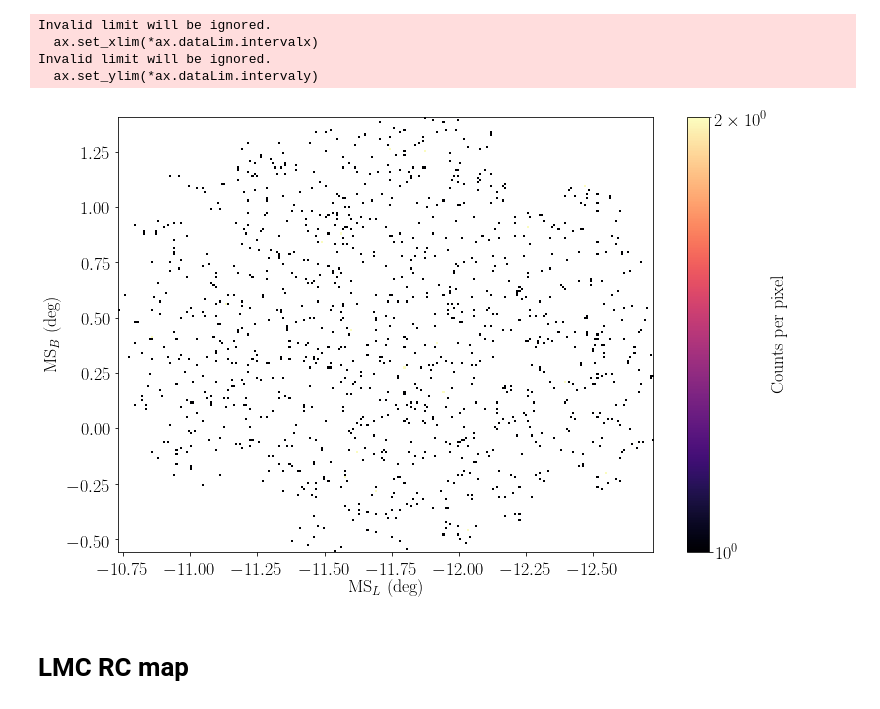
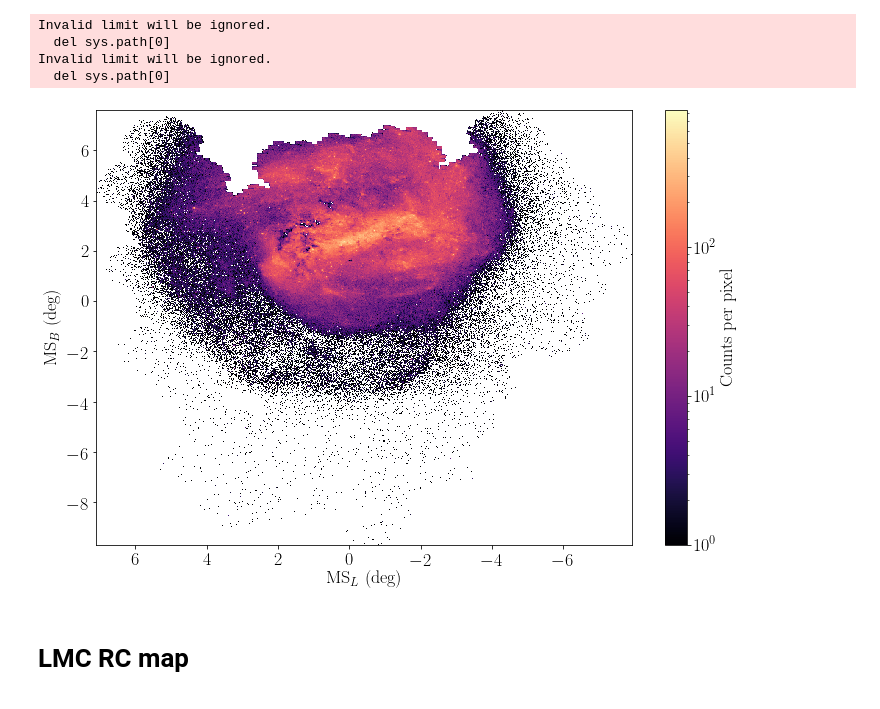
Before and after one commit to pmassana/SMASH_maps, a Jupyter notebook: SMC_map.ipynb, the cells around one changed output. Drawn from its saved outputs; the diff is of its cells as text; code cells hidden in the pictures.

```diff
--- a/SMC_map.ipynb
+++ b/SMC_map.ipynb
@@ -51,5 +74,7 @@ def phi12_rotmat(alpha,delta):
 
 
     return [phi1,phi2]
+# %%
+condition = (data['GERR'] < 0.3) & (data['IERR'] < 0.3)
 # %%
-ms_l, ms_b = phi12_rotmat(data['RA'], data['DEC'])
+ms_l, ms_b = phi12_rotmat(data['RA'][condition], data['DEC'][condition])
@@ -61,7 +83,7 @@ EBV = 0.04
 correction_g = EBV * 3.1863
 corregtion_i = EBV * 1.5690
 correction_gi = correction_g - corregtion_i
-young_vertexs_dered = np.array([(-1,14),(-1,20),(-0.2,22.8),(-0.2,19),(-0.3,18),(-0.5,16),(-0.5,14),(-1,14)])
+young_vertexs_dered = np.array([(-1,14),(-1,20),(0,20),(-0.2,19),(-0.3,18),(-0.5,16),(-0.5,14),(-1,14)])
 young_vertexs = np.array([young_vertexs_dered.T[0]+correction_gi, young_vertexs_dered.T[1]+correction_g]).T
 young_path = Path(young_vertexs)
 old_vertexs_dered = np.array([(0.75,23),(1,20.3),(1.4,18.5),(2,17.5),(2,16.5),(0.9,18),(0.5,18),(0.5,19),(0.4,19),(0.4,20),(0.5,20),(0.5,20.5),(0.3,20.5),(0.75,23)])
@@ -74,6 +98,6 @@ msto_path = Path(msto_vertexs)
 # %%
-colours = data['G'] - data['I']
-cmd_points = np.array([colours, data['G']])
+colours = data['G'][condition] - data['I'][condition]
+cmd_points = np.array([colours, data['G'][condition]])
 young_mask = young_path.contains_points(cmd_points.T)
 old_mask = old_path.contains_points(cmd_points.T)
 msto_mask = msto_path.contains_points(cmd_points.T)
@@ -95,15 +119,15 @@ def density_plot_creation(x, y, fig_name, resolution):
     fig.savefig(fig_name, bbox_inches = 'tight')
     plt.close()
 # %%
-fig_name = 'Field23_msto.pdf'
-resolution = 40
-density_plot_creation(ms_l[msto_mask], ms_b[msto_mask], fig_name, resolution)
+fig_name = 'LMC_density_MSCoord_young_nocuts.pdf'
+resolution = 120
+density_plot_creation(ms_l[young_mask], ms_b[young_mask], fig_name, resolution)
 # %% [output]
 Invalid limit will be ignored.
-  ax.set_xlim(*ax.dataLim.intervalx)
+  del sys.path[0]
 Invalid limit will be ignored.
-  ax.set_ylim(*ax.dataLim.intervaly)
+  del sys.path[0]
-[figure, old version]
+[figure, new version]
 # %% [markdown]
 # LMC RC map
 # %%
```
Also changed, not shown: parts of 16 cells of this notebook.
